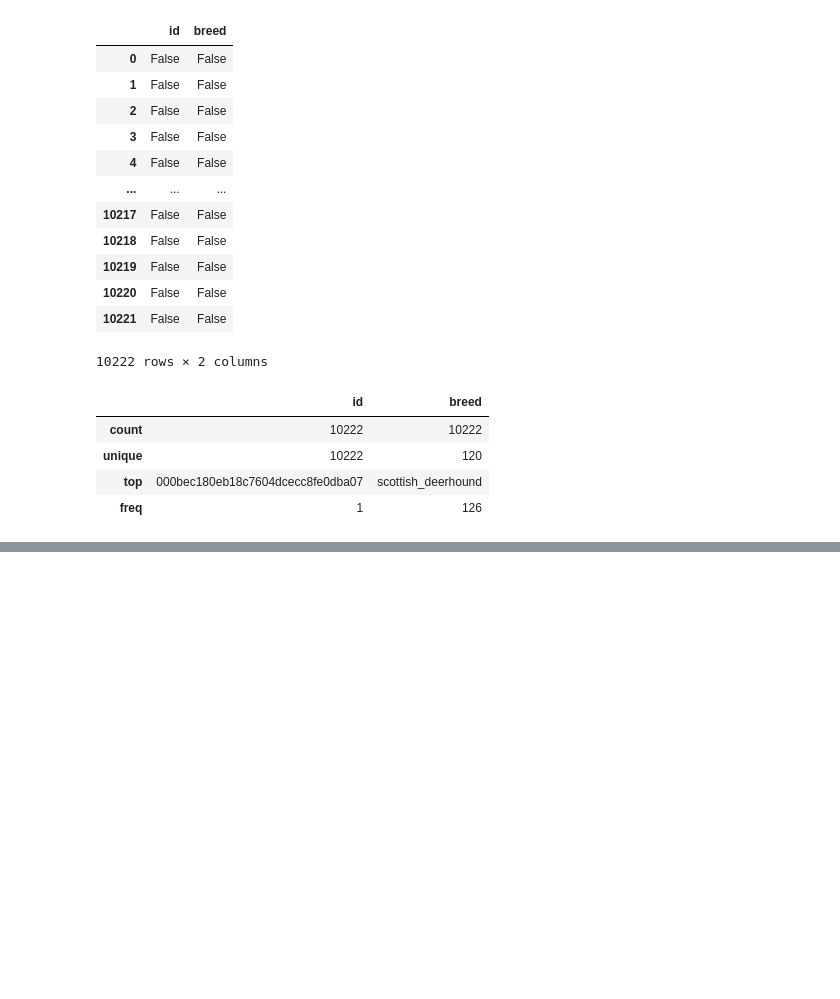
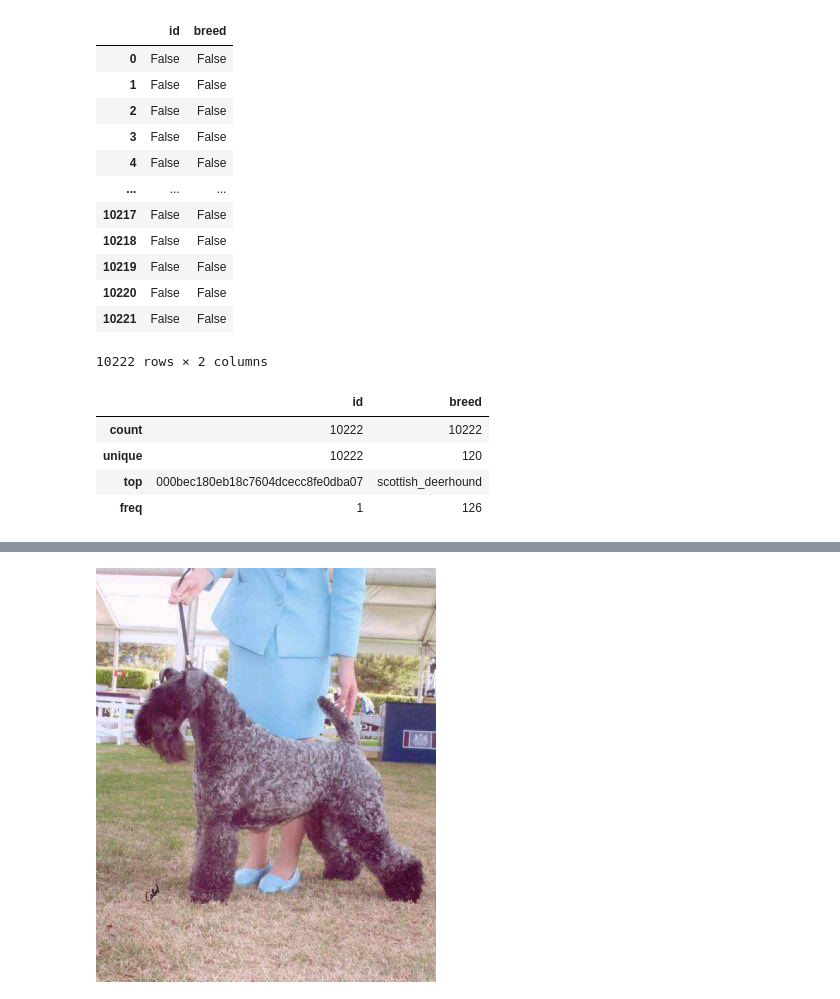
Before and after one commit to matthewjchin/dogbreedclassification, a Jupyter notebook: dog_breed_class.ipynb, the cells around one changed output, grey strips where cells are left out. Saved outputs shown, nothing was run; the diff lists cells and outputs as text; code cells hidden in the pictures; blank space fills up the shorter version.

```diff
--- a/dog_breed_class.ipynb
+++ b/dog_breed_class.ipynb
@@ -81,0 +108,6 @@ NameError: name 'labels' is not defined
+# %%
+# Sample of images from train directory
+from IPython.display import Image
+Image("dog-breed-identification/train/0a1f8334a9f583cac009dc033c681e47.jpg")
+# %% [output]
+[figure, added]
```
Also changed, not shown: parts of 9 cells of this notebook.
